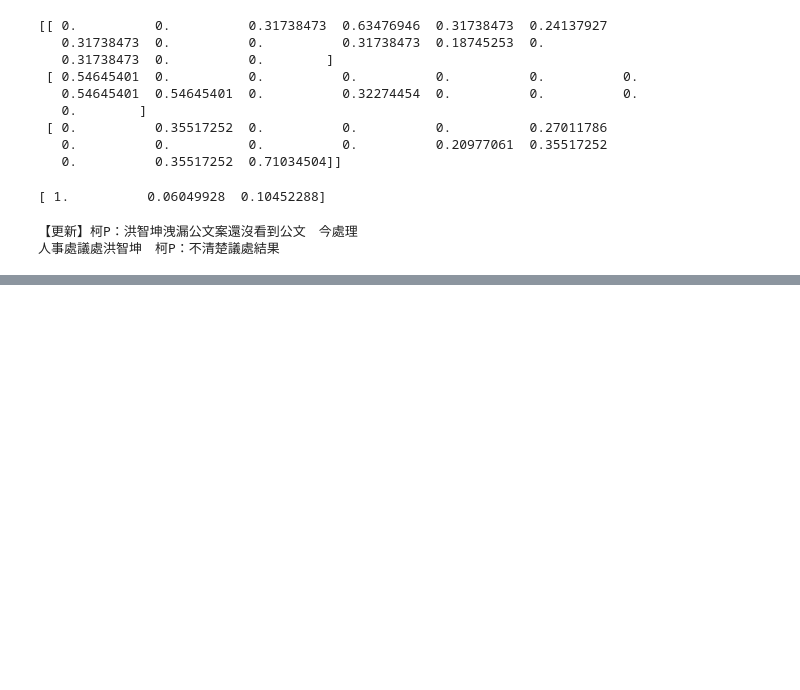
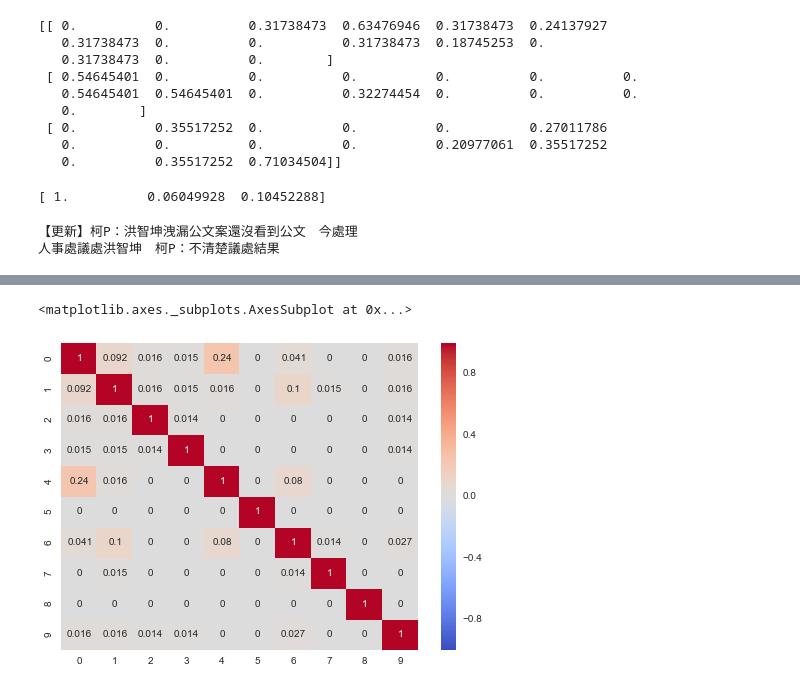
Before and after one commit to ywchiu/pytextmining, a Jupyter notebook: 20151013Tutorial.ipynb, the cells around one changed output, grey strips where cells are left out. Cells and saved outputs as stored; diff of their text form; code cells hidden in the pictures; blank space fills up the shorter version.

```diff
--- a/20151013Tutorial.ipynb
+++ b/20151013Tutorial.ipynb
@@ -337,0 +481,18 @@ for index in related_docs_indices:
+# %%
+from xml.dom import minidom
+from xml.etree import ElementTree
+import jieba.analyse
+
+f = open('1435449602.xml', 'r')
+events=ElementTree.fromstring(f.read())
+f.close()
+corpus = []
+ary= []
+for elem in events.findall('./channel/item'):
+    guid = elem.find('guid').text
+    title = elem.find('title').text
+    description = elem.find('description').text
+    pubDate = elem.find('pubDate').text
+    source = elem.find('source').text
+    ary.append(title)
+    corpus.append(' '.join(jieba.analyse.extract_tags(description, 20)))
@@ -337,0 +504,5 @@ for index in related_docs_indices:
+# %%
+from sklearn.feature_extraction.text import CountVectorizer
+vectorizer = CountVectorizer()
+X = vectorizer.fit_transform(corpus)
+word = vectorizer.get_feature_names()
@@ -337,0 +515,10 @@ for index in related_docs_indices:
+# %%
+from sklearn.feature_extraction.text import TfidfTransformer
+transformer = TfidfTransformer()
+tfidf = transformer.fit_transform(X)
+weight = tfidf.toarray()
+# %%
+from sklearn.metrics.pairwise import linear_kernel
+n_cosine_similarities = linear_kernel(tfidf[0:10], tfidf[0:10])
+#print n_cosine_similarities
+print n_cosine_similarities.shape
@@ -337,0 +543,8 @@ for index in related_docs_indices:
+# %%
+from matplotlib import pyplot as plt
+import seaborn as sns
+
+sns.heatmap(n_cosine_similarities, annot=True, center=0, cmap='coolwarm')
+# %% [output]
+<matplotlib.axes._subplots.AxesSubplot at 0x...>
+[figure, added]
```
Also changed, not shown: parts of 26 cells of this notebook.
